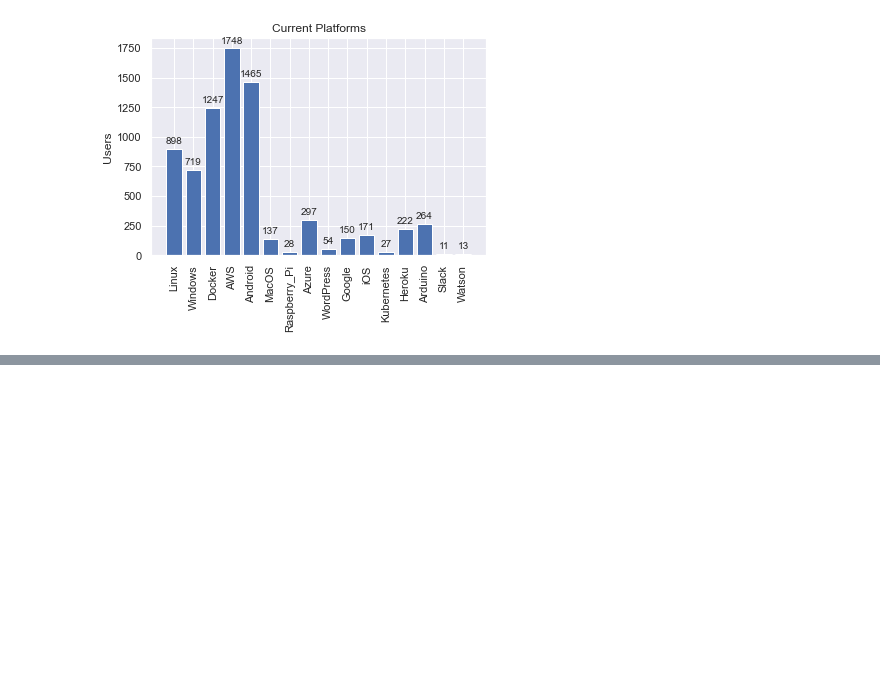
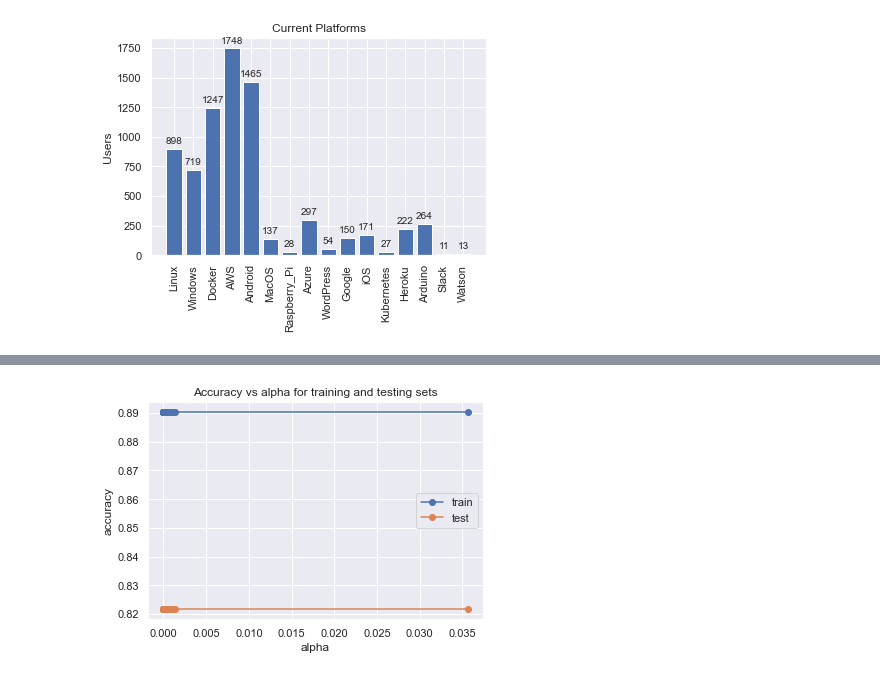
Before and after one commit to BondiAnalytics/DSML_Course_Notebooks, a Jupyter notebook: capstone_docs/StackSurvey_Analysis.ipynb, the cells around one changed output, grey strips where cells are left out. Cells and saved outputs as stored; diff of their text form; code cells hidden in the pictures; blank space fills up the shorter version.

```diff
--- a/capstone_docs/StackSurvey_Analysis.ipynb
+++ b/capstone_docs/StackSurvey_Analysis.ipynb
@@ -293,7 +290,3 @@ df_toy.head()
 | 17 | United States | Developer, back-end | Elasticsearch | Elasticsearch | Linux | AWS |
 | 18 | United States | Developer, full-stack | MariaDB | MariaDB | iOS | Windows |
 | 19 | Spain | Developer, desktop or enterprise ... | IBM DB2 | NaN | NaN | Heroku |
-# %%
-df_toy = df_toy.dropna()
-print(len(df_toy))
-print(df_toy)
@@ -786,0 +756,27 @@ axes.set_xticklabels(f_names, rotation=45, ha='right', fontsize = '8');
+# %%
+path = clf.cost_complexity_pruning_path(X_train, y_train) # determine values of alpha
+ccp_alphas = path.ccp_alphas #extract different values for alpha
+cc_alphas = ccp_alphas[:-1] # exclude the max value for alpha
+
+clf_dts = [] #create an array for decision trees
+
+## create one decision tree per value for alpha and store it in the array
+
+for ccp_alpha in ccp_alphas:
+    clf_dt = DecisionTreeClassifier(random_state = 0, ccp_alpha = ccp_alpha)
+    clf_dt.fit(X_train, y_train)
+    clf_dts.append(clf_dt)
+# %%
+train_scores = [clf.score(X_train, y_train) for clf_dt in clf_dts]
+test_scores = [clf.score(X_test, y_test) for clf_dt in clf_dts]
+
+fig, ax = plt.subplots()
+ax.set_xlabel("alpha")
+ax.set_ylabel("accuracy")
+ax.set_title("Accuracy vs alpha for training and testing sets")
+ax.plot(ccp_alphas, train_scores, marker = 'o', label="train", drawstyle="steps-post")
+ax.plot(ccp_alphas, test_scores, marker = 'o', label="test", drawstyle="steps-post")
+ax.legend()
+plt.show()
+# %% [output]
+[figure, added]
```
Also changed, not shown: parts of 21 cells of this notebook.
